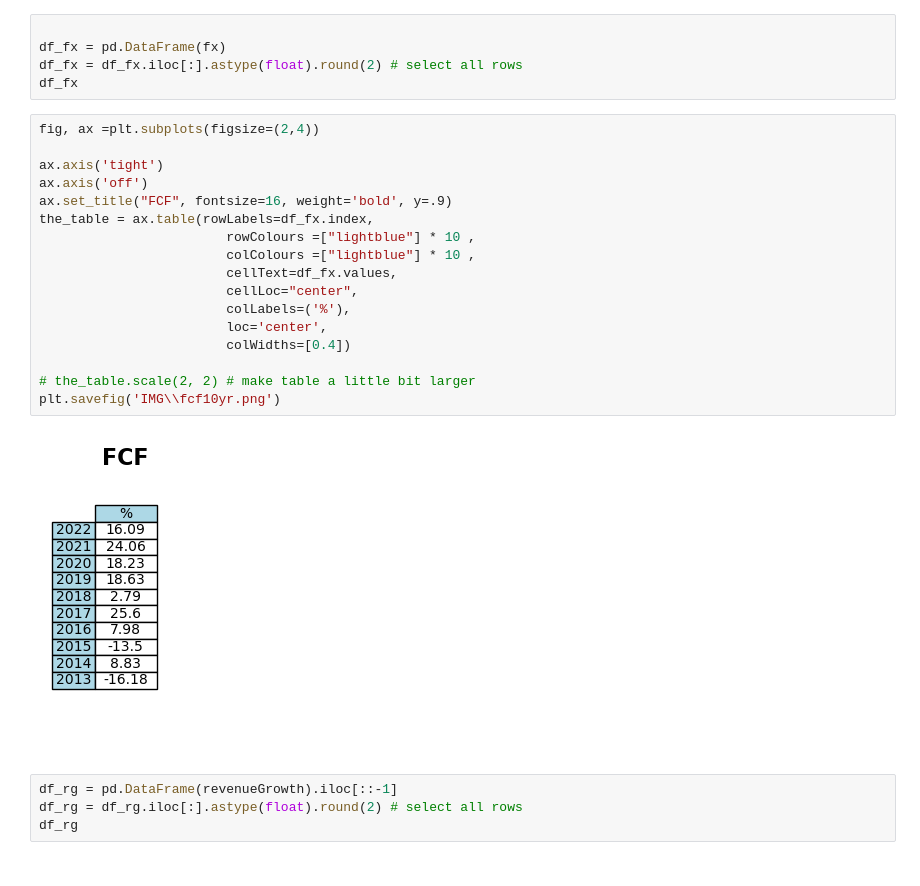
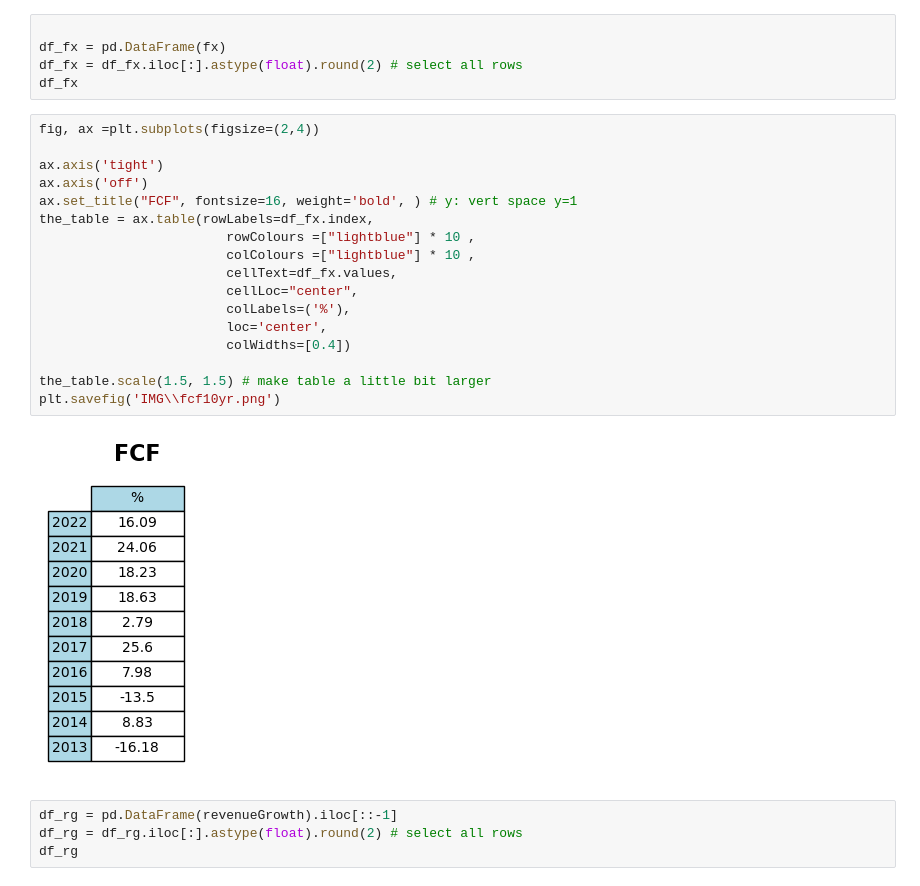
Before and after one commit to xitxat/FundamentalAnalysis, a Jupyter notebook: FA/Value01.ipynb, the cells around one changed output. Saved outputs shown, nothing was run; the diff lists cells and outputs as text.

```diff
--- a/FA/Value01.ipynb
+++ b/FA/Value01.ipynb
@@ -728,22 +728,22 @@ df_fx
 # %%
 fig, ax =plt.subplots(figsize=(2,4))
 
 ax.axis('tight')
 ax.axis('off')
-ax.set_title("FCF", fontsize=16, weight='bold', y=.9)
+ax.set_title("FCF", fontsize=16, weight='bold', ) # y: vert space y=1
 the_table = ax.table(rowLabels=df_fx.index,
                         rowColours =["lightblue"] * 10 ,
                         colColours =["lightblue"] * 10 ,
                         cellText=df_fx.values,
                         cellLoc="center",
                         colLabels=('%'),
                         loc='center',
                         colWidths=[0.4])
 
-# the_table.scale(2, 2) # make table a little bit larger
+the_table.scale(1.5, 1.5) # make table a little bit larger
 plt.savefig('IMG\\fcf10yr.png')
 # %% [output]
-[figure, old version]
+[figure, new version]
 # %%
 df_rg = pd.DataFrame(revenueGrowth).iloc[::-1]
 df_rg = df_rg.iloc[:].astype(float).round(2) # select all rows
```
Also changed, not shown: parts of 3 cells of this notebook, 2 other files.
